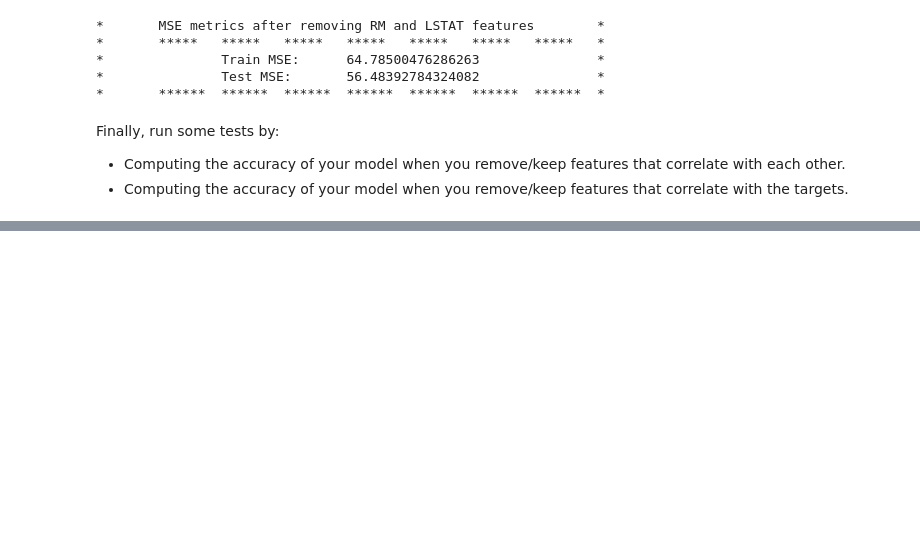
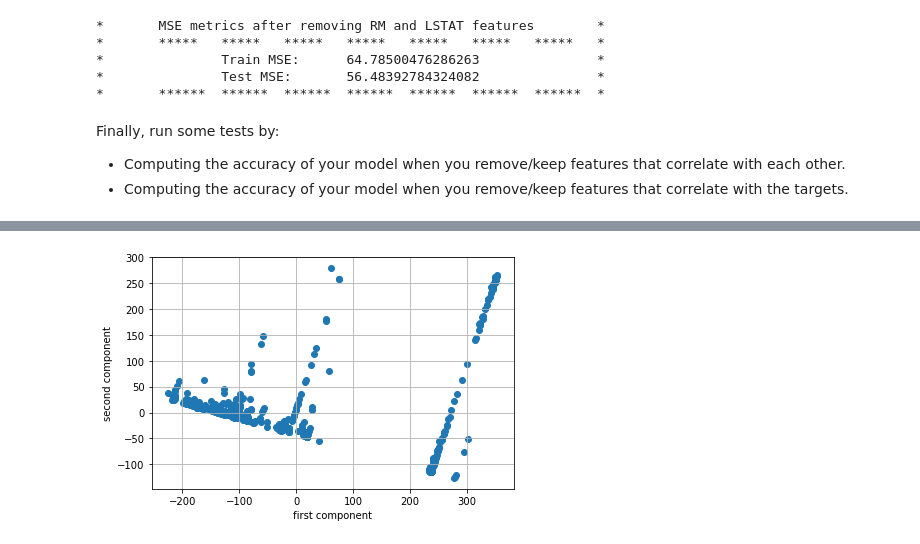
Before and after one commit to lauralex/ML-homework1, a Jupyter notebook: notebooks/linearRegression_homework.ipynb, the cells around one changed output, grey strips where cells are left out. Drawn from its saved outputs; the diff is of its cells as text; code cells hidden in the pictures; blank space fills up the shorter version.

```diff
--- a/notebooks/linearRegression_homework.ipynb
+++ b/notebooks/linearRegression_homework.ipynb
@@ -356,6 +347,6 @@ To do so, you can create an "extended" data matrix `data_ext` where the targets
 extended_data_tensor = torch.cat((tensor_data, tensor_target.view(-1, 1)), 1)
 # %%
 # Calculate the Covariance matrix
-cov_mat_ij = calculate_cov_mat(extended_data_tensor)
+cov_mat_ij_extended = calculate_cov_mat(extended_data_tensor)
 # %%
 # Calculate the Correlation coefficient matrix
@@ -383,0 +387,7 @@ Finally, run some tests by:
+# %%
+# Calculate eigenvalues/eigenvectors for the Covariance matrix
+eigen_val, eigen_vec = torch.linalg.eig(cov_mat_ij)
+# %%
+# Remove the imaginary part
+real_eigen_val = eigen_val.real
+real_eigen_vec = eigen_vec.real
@@ -383,0 +404,11 @@ Finally, run some tests by:
+# %%
+# Compute projected data matrix using the first 2 eigenvectors
+projected_mat = centered_mat @ real_eigen_vec[:,:2]
+# %%
+plt.scatter(projected_mat[:,0], projected_mat[:, 1])
+plt.xlabel('first component')
+plt.ylabel('second component')
+plt.grid()
+plt.tight_layout()
+# %% [output]
+[figure, added]
```
Also changed, not shown: parts of 9 cells of this notebook.
